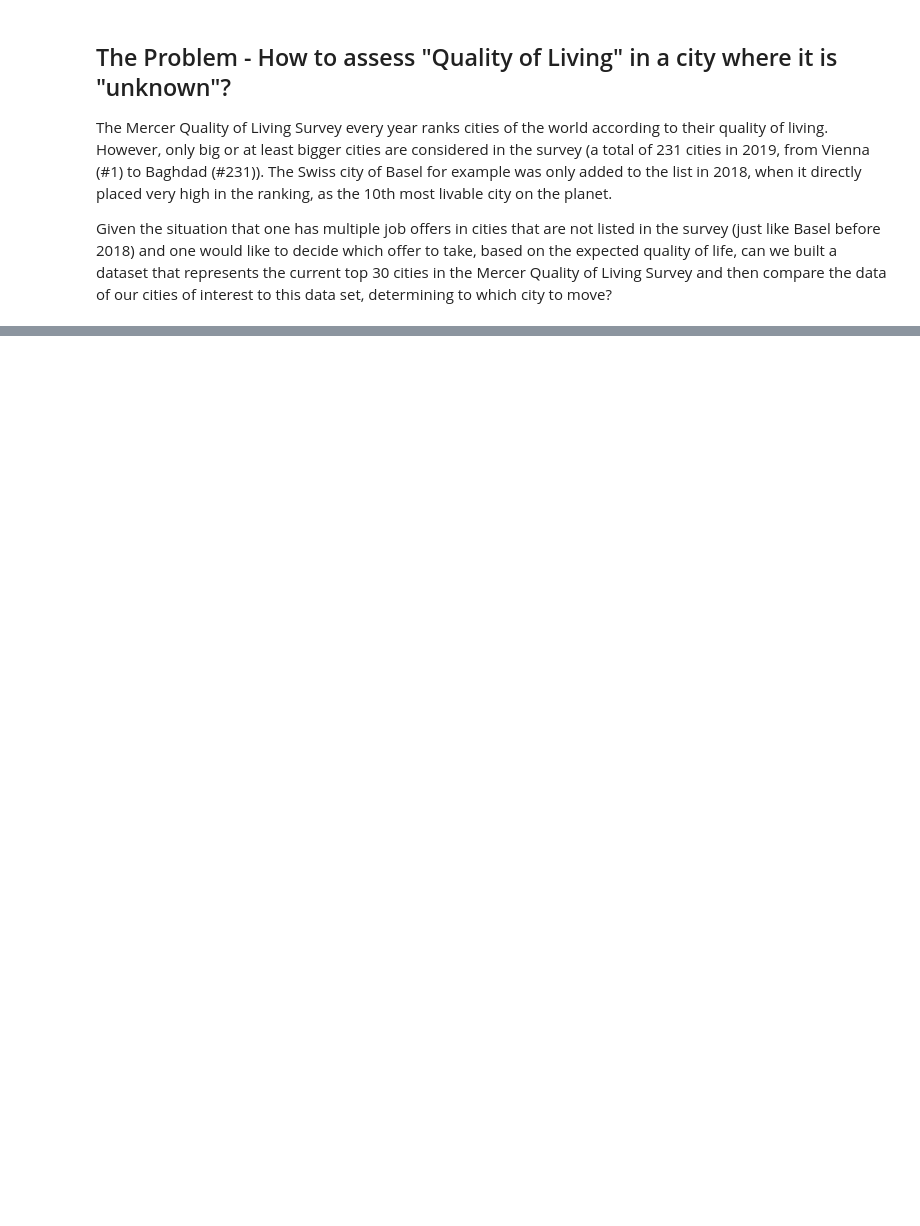
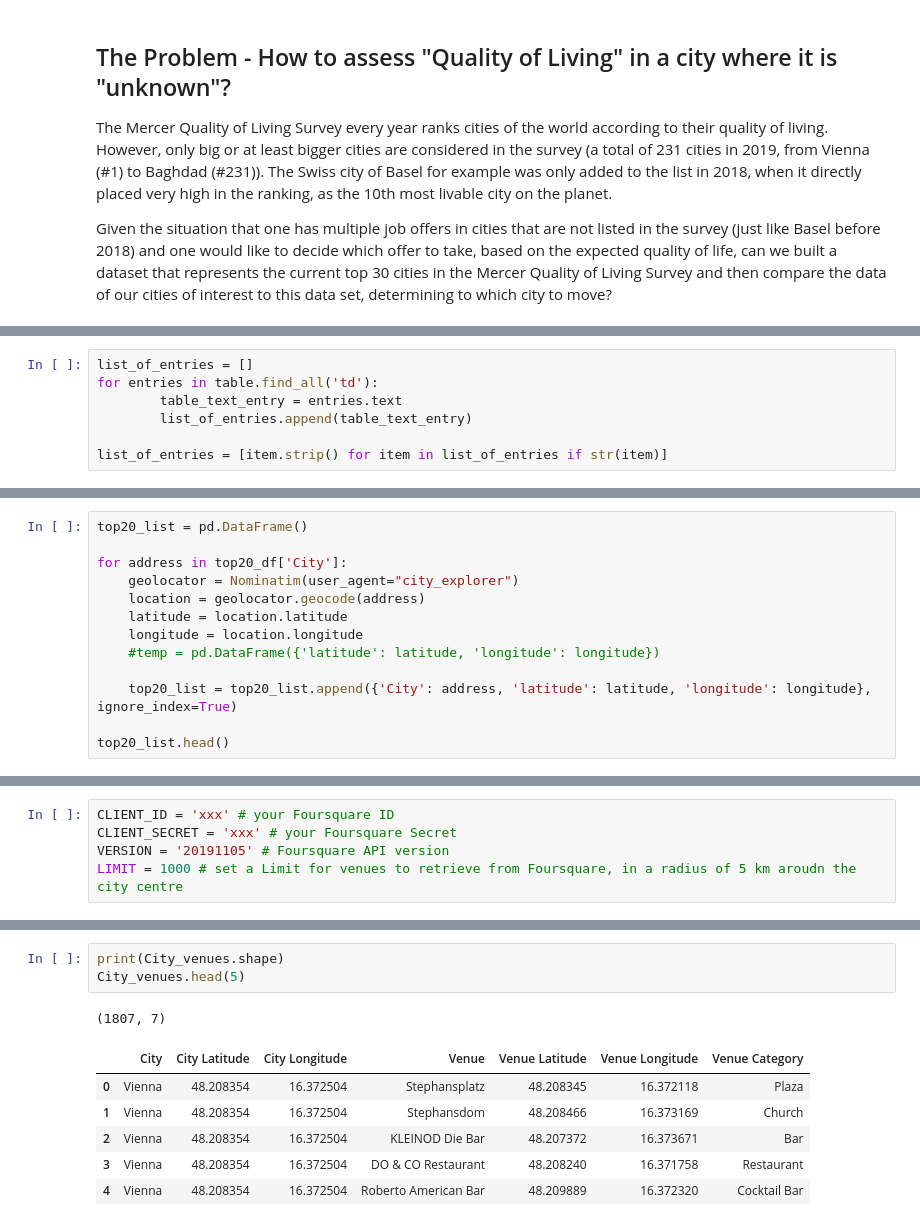
Before and after one commit to LK-5/Coursera_Capstone, a Jupyter notebook: Project_Quality_of_Living.ipynb, the cells around one changed output, grey strips where cells are left out. Saved outputs shown, nothing was run; the diff lists cells and outputs as text; blank space fills up the shorter version.

```diff
--- a/Project_Quality_of_Living.ipynb
+++ b/Project_Quality_of_Living.ipynb
@@ -18,0 +37,7 @@ Lastly I will ask how the quality of living, based on the before defined criteri
+# %%
+list_of_entries = []
+for entries in table.find_all('td'):
+        table_text_entry = entries.text
+        list_of_entries.append(table_text_entry)
+
+list_of_entries = [item.strip() for item in list_of_entries if str(item)]
@@ -18,0 +103,13 @@ Lastly I will ask how the quality of living, based on the before defined criteri
+# %%
+top20_list = pd.DataFrame()
+
+for address in top20_df['City']:
+    geolocator = Nominatim(user_agent="city_explorer")
+    location = geolocator.geocode(address)
+    latitude = location.latitude
+    longitude = location.longitude
+    #temp = pd.DataFrame({'latitude': latitude, 'longitude': longitude})
+
+    top20_list = top20_list.append({'City': address, 'latitude': latitude, 'longitude': longitude}, ignore_index=True)
+
+top20_list.head()
@@ -18,0 +145,5 @@ Lastly I will ask how the quality of living, based on the before defined criteri
+# %%
+CLIENT_ID = 'xxx' # your Foursquare ID
+CLIENT_SECRET = 'xxx' # your Foursquare Secret
+VERSION = '20191105' # Foursquare API version
+LIMIT = 1000 # set a Limit for venues to retrieve from Foursquare, in a radius of 5 km aroudn the city centre
@@ -18,0 +216,11 @@ Lastly I will ask how the quality of living, based on the before defined criteri
+# %%
+print(City_venues.shape)
+City_venues.head(5)
+# %% [output]
+(1807, 7)
+|  | City | City Latitude | City Longitude | Venue | Venue Latitude | Venue Longitude | Venue Category |
+| 0 | Vienna | 48.208354 | 16.372504 | Stephansplatz | 48.208345 | 16.372118 | Plaza |
+| 1 | Vienna | 48.208354 | 16.372504 | Stephansdom | 48.208466 | 16.373169 | Church |
+| 2 | Vienna | 48.208354 | 16.372504 | KLEINOD Die Bar | 48.207372 | 16.373671 | Bar |
+| 3 | Vienna | 48.208354 | 16.372504 | DO & CO Restaurant | 48.208240 | 16.371758 | Restaurant |
+| 4 | Vienna | 48.208354 | 16.372504 | Roberto American Bar | 48.209889 | 16.372320 | Cocktail Bar |
```
Also changed, not shown: parts of 86 cells of this notebook.
